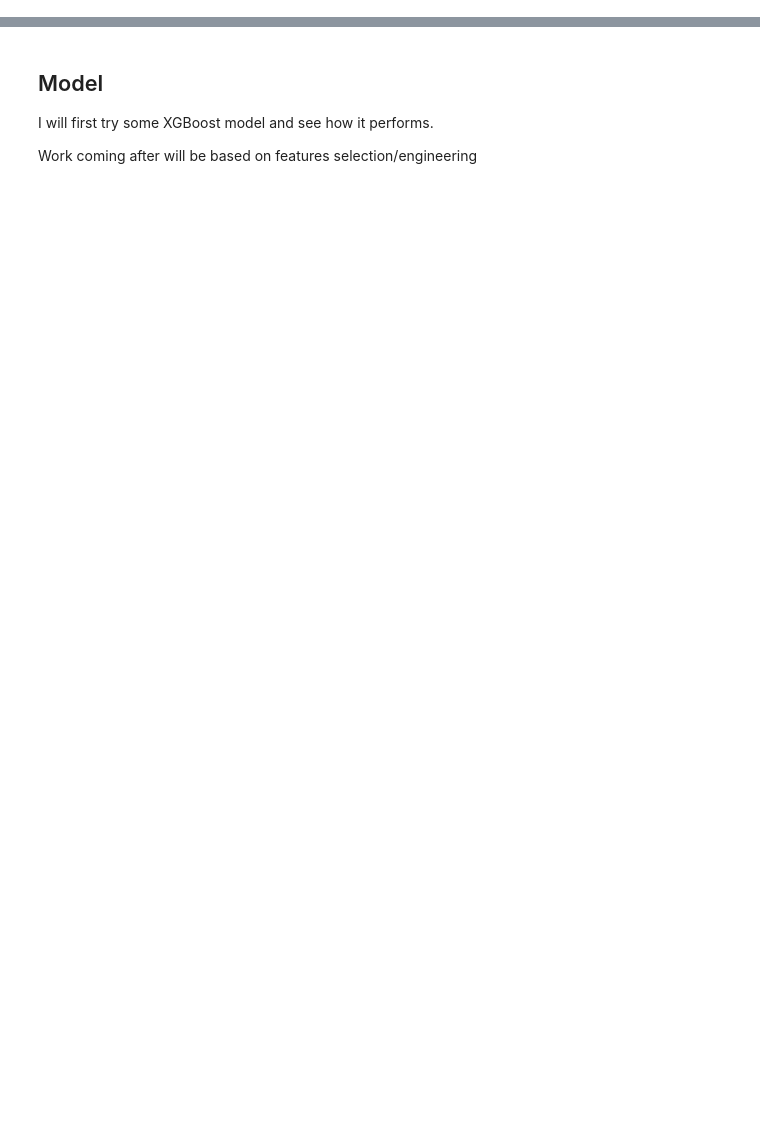
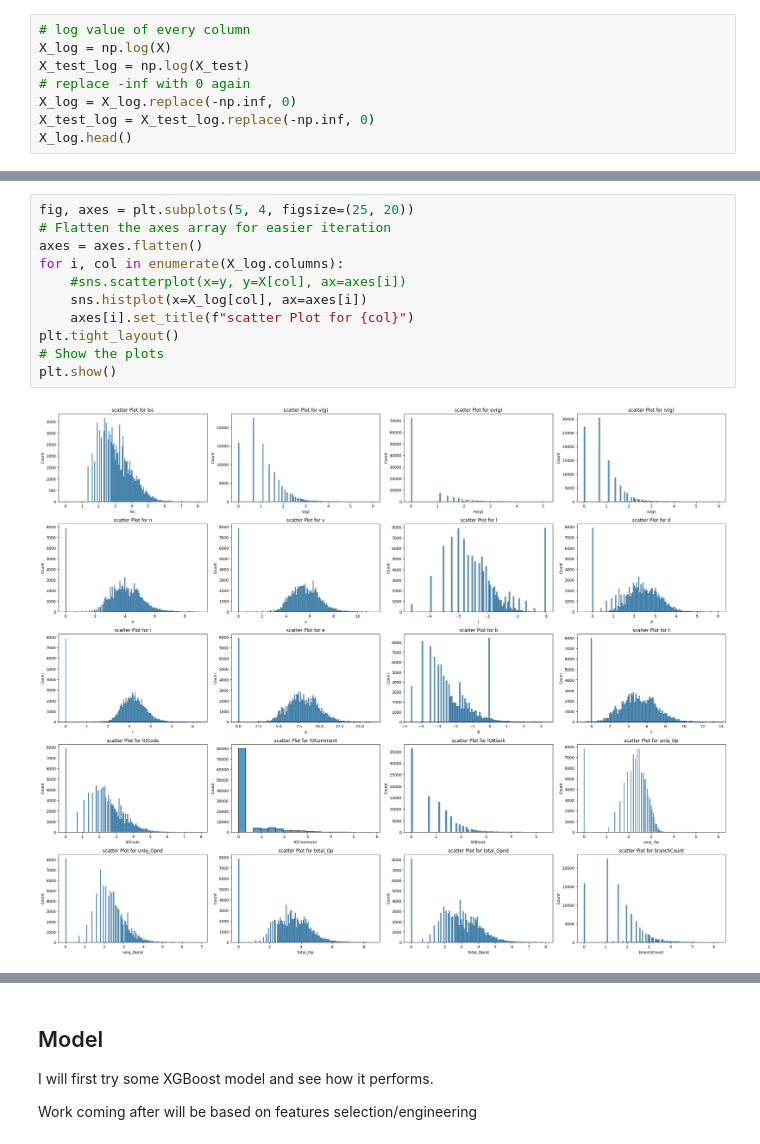
Before and after one commit to douglasbouchet/kaggle-challenges, a Jupyter notebook: software-defect/main.ipynb, the cells around one changed output, grey strips where cells are left out. Cells and saved outputs as stored; diff of their text form; blank space fills up the shorter version.

```diff
--- a/software-defect/main.ipynb
+++ b/software-defect/main.ipynb
@@ -48,0 +100,8 @@ TODO
+# %%
+# log value of every column
+X_log = np.log(X)
+X_test_log = np.log(X_test)
+# replace -inf with 0 again
+X_log = X_log.replace(-np.inf, 0)
+X_test_log = X_test_log.replace(-np.inf, 0)
+X_log.head()
@@ -48,0 +116,13 @@ TODO
+# %%
+fig, axes = plt.subplots(5, 4, figsize=(25, 20))
+# Flatten the axes array for easier iteration
+axes = axes.flatten()
+for i, col in enumerate(X_log.columns):
+    #sns.scatterplot(x=y, y=X[col], ax=axes[i])
+    sns.histplot(x=X_log[col], ax=axes[i])
+    axes[i].set_title(f"scatter Plot for {col}")
+plt.tight_layout()
+# Show the plots
+plt.show()
+# %% [output]
+[figure, added]
```
Also changed, not shown: parts of 40 cells of this notebook.
